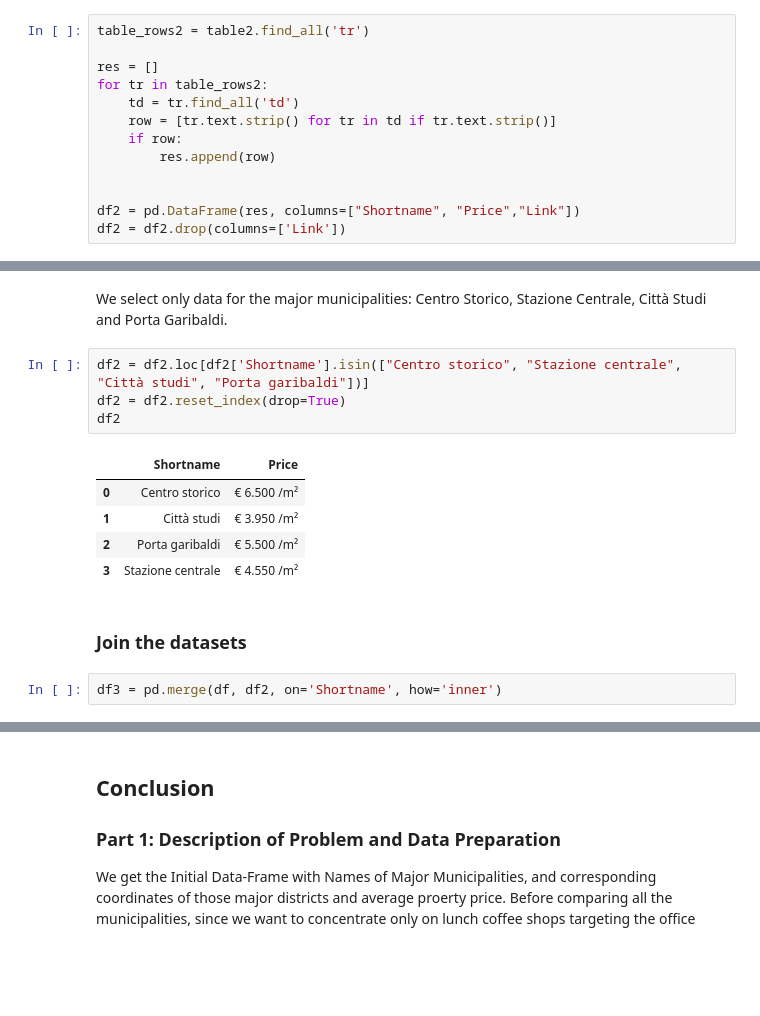
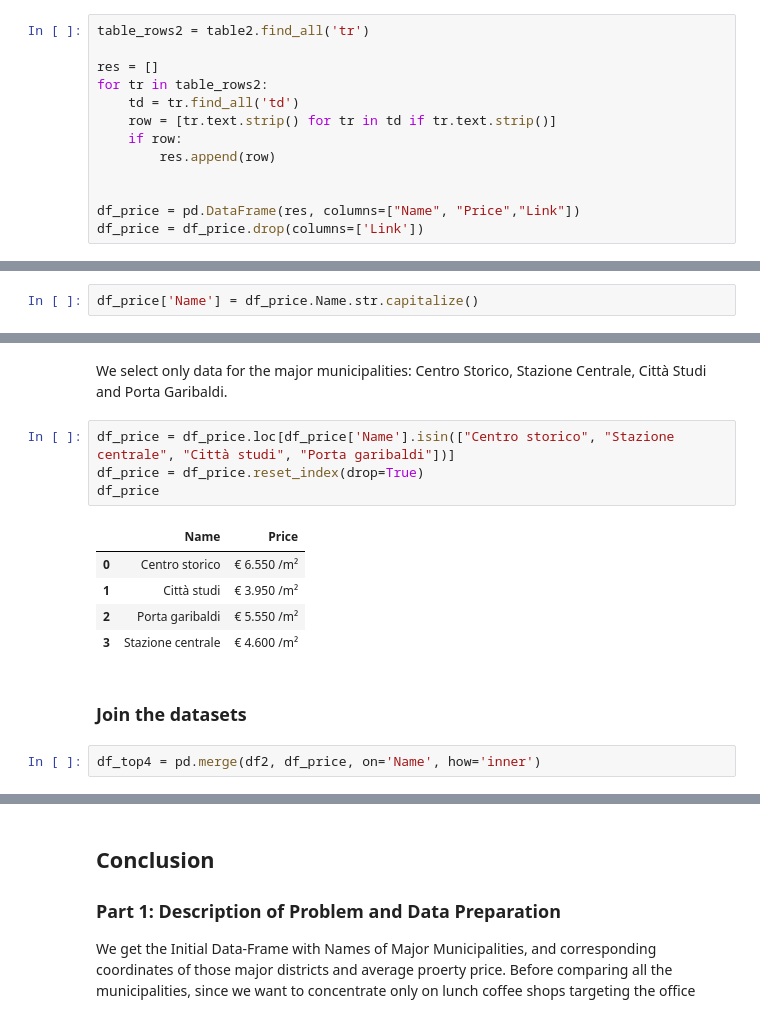
Before and after one commit to it40093/applied_data_science, a Jupyter notebook: The Battle of Neighborhoods.ipynb, the cells around one changed output, grey strips where cells are left out. Saved outputs shown, nothing was run; the diff lists cells and outputs as text; blank space fills up the shorter version.

```diff
--- a/The Battle of Neighborhoods.ipynb
+++ b/The Battle of Neighborhoods.ipynb
@@ -149,5 +149,5 @@ for tr in table_rows2:
         res.append(row)
 
 
-df2 = pd.DataFrame(res, columns=["Shortname", "Price","Link"])
-df2 = df2.drop(columns=['Link'])
+df_price = pd.DataFrame(res, columns=["Name", "Price","Link"])
+df_price = df_price.drop(columns=['Link'])
@@ -155,0 +154,2 @@ df2['Shortname'] = df2.Shortname.str.capitalize()
+# %%
+df_price['Name'] = df_price.Name.str.capitalize()
@@ -156,16 +177,16 @@ df2['Shortname'] = df2.Shortname.str.capitalize()
 # %% [markdown]
 We select only data for the major municipalities: Centro Storico, Stazione Centrale, Città Studi and Porta Garibaldi.
 # %%
-df2 = df2.loc[df2['Shortname'].isin(["Centro storico", "Stazione centrale", "Città studi", "Porta garibaldi"])]
-df2 = df2.reset_index(drop=True)
-df2
+df_price = df_price.loc[df_price['Name'].isin(["Centro storico", "Stazione centrale", "Città studi", "Porta garibaldi"])]
+df_price = df_price.reset_index(drop=True)
+df_price
 # %% [output]
-|  | Shortname | Price |
-| 0 | Centro storico | € 6.500 /m² |
+|  | Name | Price |
+| 0 | Centro storico | € 6.550 /m² |
 | 1 | Città studi | € 3.950 /m² |
-| 2 | Porta garibaldi | € 5.500 /m² |
-| 3 | Stazione centrale | € 4.550 /m² |
+| 2 | Porta garibaldi | € 5.550 /m² |
+| 3 | Stazione centrale | € 4.600 /m² |
 # %% [markdown]
 ### Join the datasets
 # %%
-df3 = pd.merge(df, df2, on='Shortname', how='inner')
+df_top4 = pd.merge(df2, df_price, on='Name', how='inner')
```
Also changed, not shown: parts of 34 cells of this notebook.
